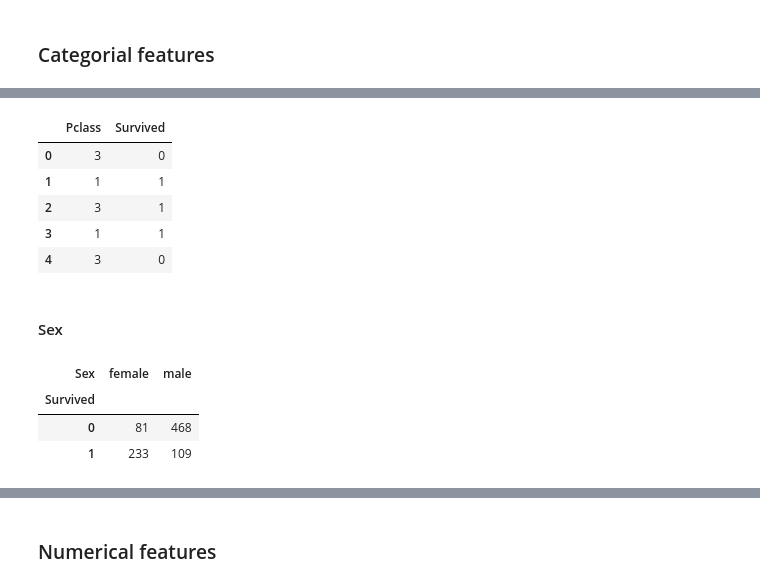
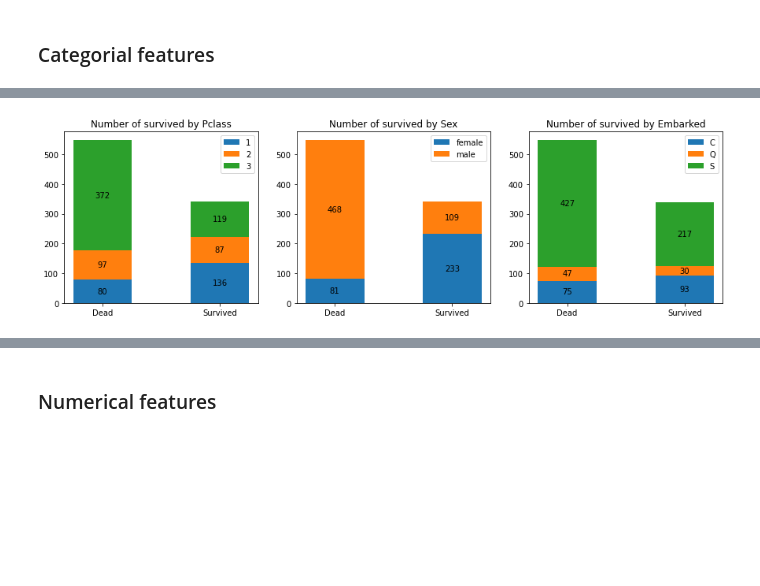
Before and after one commit to Pereyro/kaggle, a Jupyter notebook: TitanicCompetition/TitanicCompetition.ipynb, the cells around one changed output, grey strips where cells are left out. Cells and saved outputs as stored; diff of their text form; code cells hidden in the pictures; blank space fills up the shorter version.

```diff
--- a/TitanicCompetition/TitanicCompetition.ipynb
+++ b/TitanicCompetition/TitanicCompetition.ipynb
@@ -247,6 +254,3 @@ There is not any hidden duplicate
 ### Categorial features
 # %%
 cat_features = ['Pclass', 'Sex', 'Embarked']
-# %%
-df = df_train[['Survived', 'Pclass', 'Sex']]
-display(df.head())
@@ -281,2 +268,0 @@ plt.show()
-# %%
-df = df_train.pivot_table(index='Survived', columns='Pclass', aggfunc='count')
@@ -313,2 +268,0 @@ sex: 1
-# %%
-df = df_train.pivot_table(index='Survived', columns='Pclass', aggfunc='count')['Sex']
@@ -322,17 +268,0 @@ display(df)
-# %%
-species = ('Ded', 'Sur')
-width = 0.5
-fig, ax = plt.subplots()
-bottom = np.zeros(2)
-
-for sex, sex_count in df.items():
-    print('sex:',sex)
-    p = ax.bar(species, sex_count, width, label=sex, bottom=bottom)
-    bottom += sex_count
-
-    ax.bar_label(p, label_type='center')
-
-ax.set_title('Number of survived by sex')
-ax.legend()
-
-plt.show()
@@ -343,19 +269,20 @@ sex: male
 # %%
-df_train[['Pclass', 'Survived']].head()
+fig, axes = plt.subplots(nrows=1, ncols=3, figsize=(15, 4))
+
+for i, column in enumerate(cat_features):
+    df = df_train.pivot_table(index='Survived', columns=column, aggfunc='count')['PassengerId']
+    ax = axes[i]
+    bottom = np.zeros(2)
+    width = 0.5
+    species = ('Dead', 'Survived')
+    for clmn, array in df.items():
+        p = ax.bar(species, array, width, label=clmn, bottom=bottom)
+        bottom += array
+        ax.bar_label(p, label_type='center')
+
+    ax.set_title(f'Number of survived by {column}')
+    ax.legend()
+
+plt.show()
 # %% [output]
-|  | Pclass | Survived |
-| 0 | 3 | 0 |
-| 1 | 1 | 1 |
-| 2 | 3 | 1 |
-| 3 | 1 | 1 |
-| 4 | 3 | 0 |
+[figure, added]
-# %% [markdown]
-#### Sex
-# %%
-df = df_train.pivot_table(index='Survived', columns='Sex', values='PassengerId', aggfunc='count')
-df.head()
-# %% [output]
-| Sex | female | male |
-| Survived |  |  |
-| 0 | 81 | 468 |
-| 1 | 233 | 109 |
```
Also changed, not shown: parts of 29 cells of this notebook.
